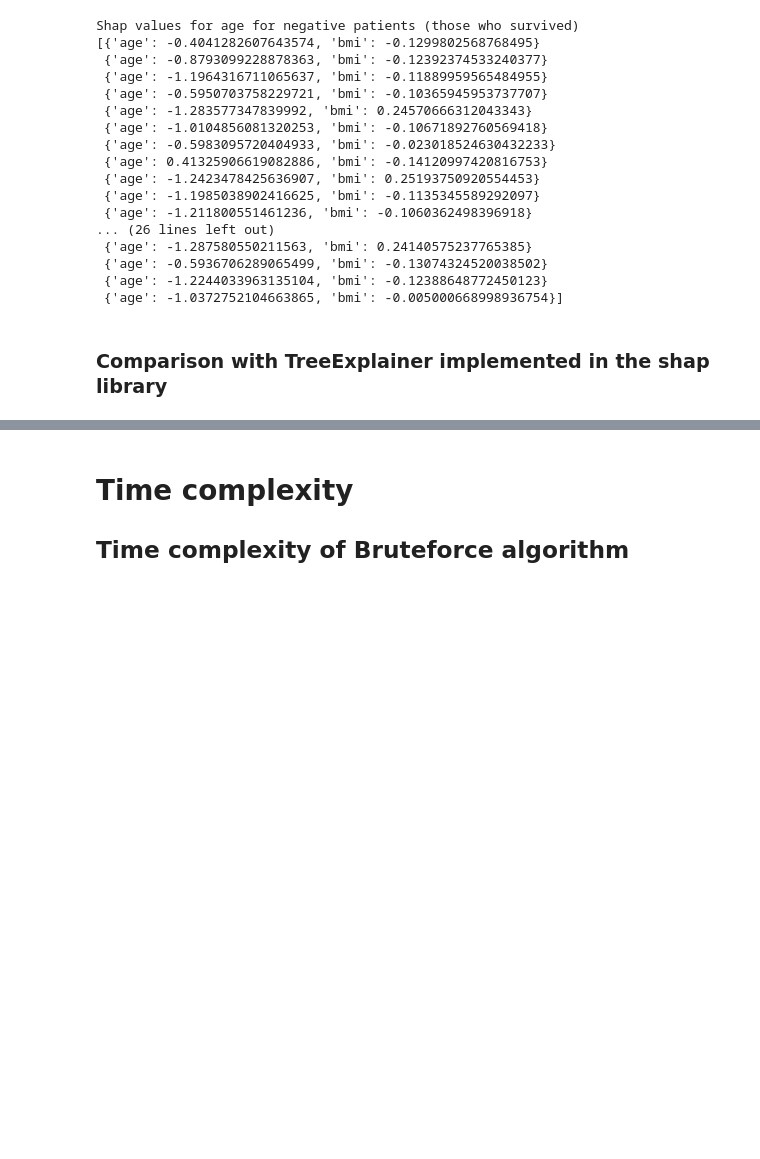
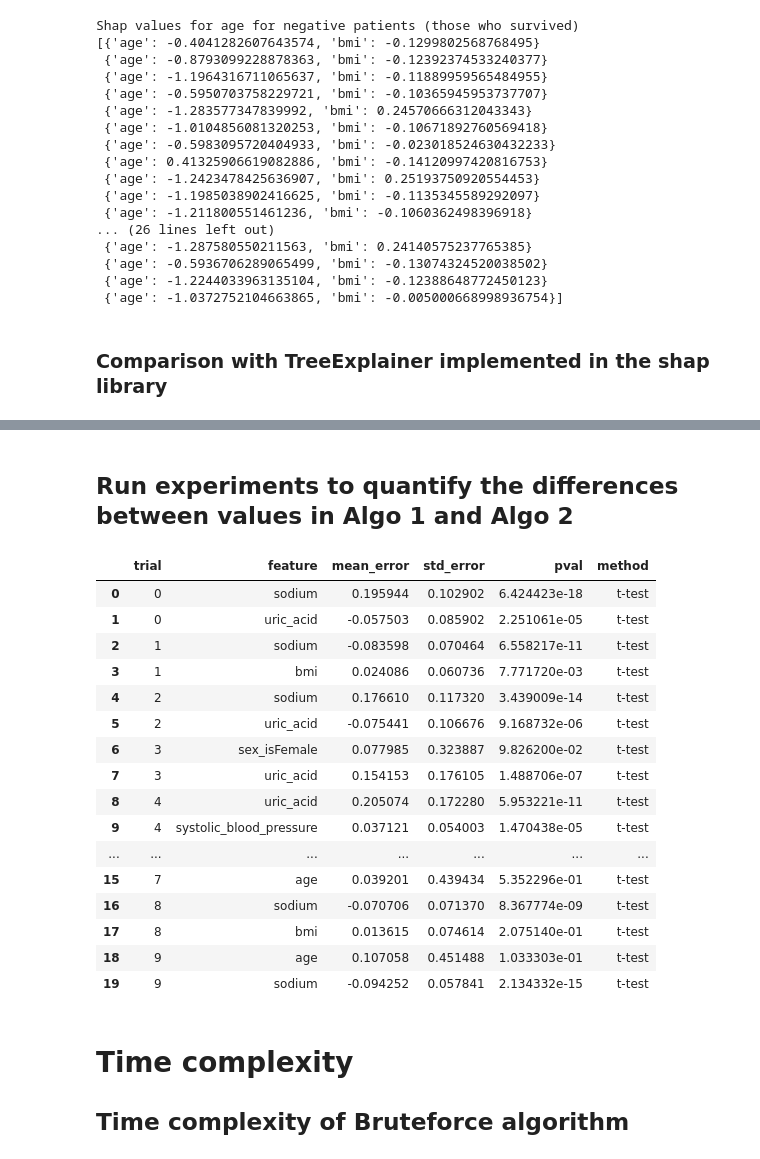
Before and after one commit to CorentinPernot/TreeShap, a Jupyter notebook: xai_protein_modified.ipynb, the cells around one changed output, grey strips where cells are left out. Saved outputs shown, nothing was run; the diff lists cells and outputs as text; code cells hidden in the pictures; blank space fills up the shorter version.

Commit message:
quantitfication errors

```diff
--- a/xai_protein_modified.ipynb
+++ b/xai_protein_modified.ipynb
@@ -461,14 +445,21 @@ array([{'age': -0.4041282607643574, 'bmi': -0.1299802568768495},
 # %%
+## SHAP Algo Bruteforce
+shap_values_custom = compute_shap_for_dataset(final_xgb, X_train[:10], S, nb_samples=None)
+shap_values_custom_selected = shap_values_custom
+shap_values_custom_selected = pd.DataFrame(list(shap_values_custom_selected)).to_numpy()
+
 ## SHAP Tree Explainer
-explainer = shap.TreeExplainer(final_xgb)
+explainer = shap.TreeExplainer(final_xgb, feature_perturbation="tree_path_dependent")
 shap_values_lib = explainer.shap_values(X_train.head(10),check_additivity=True)
+
+## Results
 print("Custom")
 print(shap_values_custom_selected)
-print("lib: (Rows sums should be difference btw prediction and dataset average)")
+#print("lib: (Rows sums should be difference btw prediction and dataset average)")
 shap_values_lib_selected = shap_values_lib[:10, X_train.columns.get_indexer(S_name)]
-print(shap_values_lib.sum(axis=-1))
-print(f"{explainer.expected_value=}")
+# print(shap_values_lib.sum(axis=-1))
+# print(f"{explainer.expected_value=}")
+print("TreeSHAP")
 print(shap_values_lib_selected)
-# print(final_xgb.predict_proba(X_train[:10])- explainer.expected_value)
 # %% [output]
 Custom
@@ -509,0 +499,12 @@ Differences between TreeExplainer SHAP and SHAP bruteforce:
+# %%
+feature_subset_size = 10
+feature_names = list(X_train.columns)
+
+
+S_name = random.sample(feature_names, feature_subset_size)
+S_indices = X_train.columns.get_indexer(S_name)
+
+name_index_pairs = list(zip(S_name, S_indices))
+sorted_pairs = sorted(name_index_pairs, key=lambda x: x[1])
+S_name_sorted = [name for name, idx in sorted_pairs]
+S_indices_sorted = [idx for name, idx in sorted_pairs]
@@ -509,0 +517,2 @@ Differences between TreeExplainer SHAP and SHAP bruteforce:
+# %% [markdown]
+## **Run experiments to quantify the differences between values in Algo 1 and Algo 2**
@@ -510,3 +568,27 @@ Differences between TreeExplainer SHAP and SHAP bruteforce:
+# %%
+feature_names = ["sex_isFemale", "age","sodium","uric_acid","pulse_pressure","systolic_blood_pressure","bmi"]
+evaluate_shap_difference(
+    X_train, final_xgb, feature_names, sample_size=50, nb_trials=10,
+    feature_subset_size=2, method="t-test"
+)
+# %% [output]
+|  | trial | feature | mean_error | std_error | pval | method |
+| 0 | 0 | sodium | 0.195944 | 0.102902 | 6.424423e-18 | t-test |
+| 1 | 0 | uric_acid | -0.057503 | 0.085902 | 2.251061e-05 | t-test |
+| 2 | 1 | sodium | -0.083598 | 0.070464 | 6.558217e-11 | t-test |
+| 3 | 1 | bmi | 0.024086 | 0.060736 | 7.771720e-03 | t-test |
+| 4 | 2 | sodium | 0.176610 | 0.117320 | 3.439009e-14 | t-test |
+| 5 | 2 | uric_acid | -0.075441 | 0.106676 | 9.168732e-06 | t-test |
+| 6 | 3 | sex_isFemale | 0.077985 | 0.323887 | 9.826200e-02 | t-test |
+| 7 | 3 | uric_acid | 0.154153 | 0.176105 | 1.488706e-07 | t-test |
+| 8 | 4 | uric_acid | 0.205074 | 0.172280 | 5.953221e-11 | t-test |
+| 9 | 4 | systolic_blood_pressure | 0.037121 | 0.054003 | 1.470438e-05 | t-test |
+| ... | ... | ... | ... | ... | ... | ... |
+| 15 | 7 | age | 0.039201 | 0.439434 | 5.352296e-01 | t-test |
+| 16 | 8 | sodium | -0.070706 | 0.071370 | 8.367774e-09 | t-test |
+| 17 | 8 | bmi | 0.013615 | 0.074614 | 2.075140e-01 | t-test |
+| 18 | 9 | age | 0.107058 | 0.451488 | 1.033303e-01 | t-test |
+| 19 | 9 | sodium | -0.094252 | 0.057841 | 2.134332e-15 | t-test |
 # %% [markdown]
 # **Time complexity**
 ## **Time complexity of Bruteforce algorithm**
```
Also changed, not shown: parts of 13 cells of this notebook.
